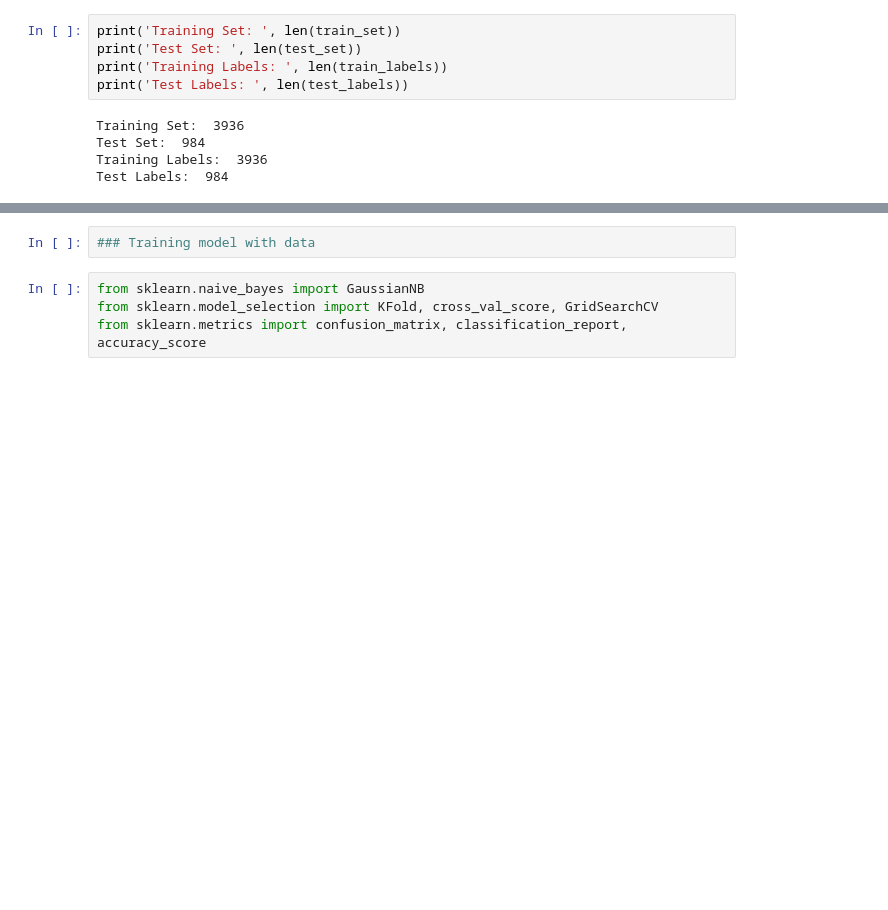
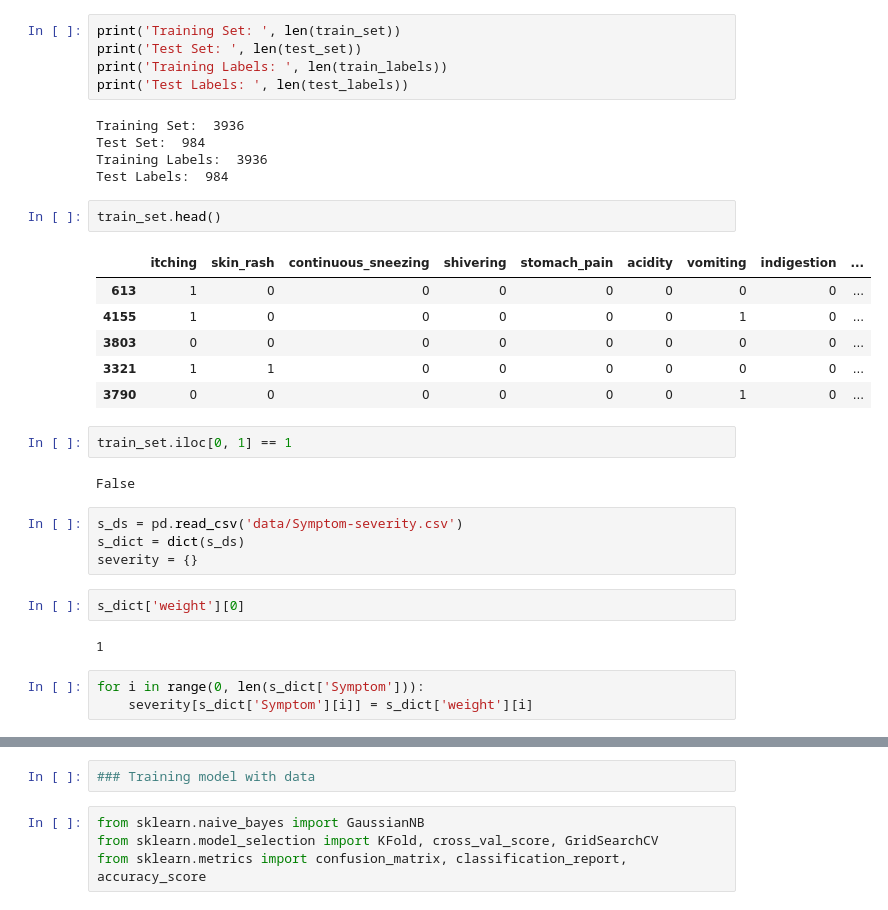
Before and after one commit to Soumya-Dey/DR-BAYMAX-Disease-prediction-system, a Jupyter notebook: gaussianNaiveBayes.ipynb, the cells around one changed output, grey strips where cells are left out. Cells and saved outputs as stored; diff of their text form; blank space fills up the shorter version.

Commit message:
added weights for samples in gaussian naive bayes

```diff
--- a/gaussianNaiveBayes.ipynb
+++ b/gaussianNaiveBayes.ipynb
@@ -49,3 +52,27 @@ Training Set:  3936
 Test Set:  984
 Training Labels:  3936
 Test Labels:  984
+# %%
+train_set.head()
+# %% [output]
+|  | itching | skin_rash | continuous_sneezing | shivering | stomach_pain | acidity | vomiting | indigestion | ... |
+| 613 | 1 | 0 | 0 | 0 | 0 | 0 | 0 | 0 | ... |
+| 4155 | 1 | 0 | 0 | 0 | 0 | 0 | 1 | 0 | ... |
+| 3803 | 0 | 0 | 0 | 0 | 0 | 0 | 0 | 0 | ... |
+| 3321 | 1 | 1 | 0 | 0 | 0 | 0 | 0 | 0 | ... |
+| 3790 | 0 | 0 | 0 | 0 | 0 | 0 | 1 | 0 | ... |
+# %%
+train_set.iloc[0, 1] == 1
+# %% [output]
+False
+# %%
+s_ds = pd.read_csv('data/Symptom-severity.csv')
+s_dict = dict(s_ds)
+severity = {}
+# %%
+s_dict['weight'][0]
+# %% [output]
+1
+# %%
+for i in range(0, len(s_dict['Symptom'])):
+    severity[s_dict['Symptom'][i]] = s_dict['weight'][i]
```
Also changed, not shown: parts of 7 cells of this notebook, 2 other files.
